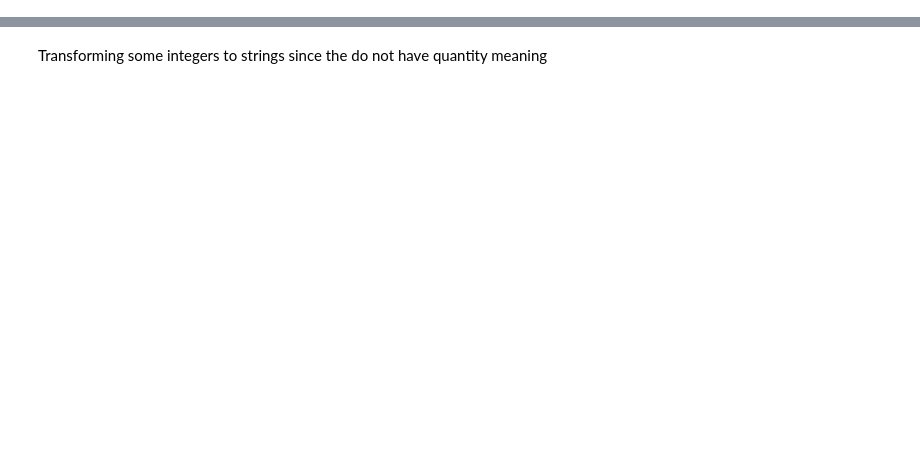
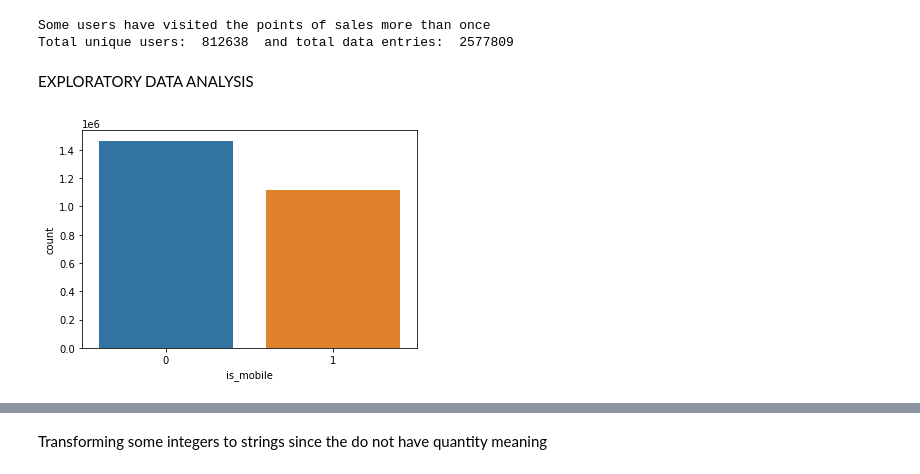
Before and after one commit to zetdata7/Hotel-Recommendations, a Jupyter notebook: EDA_Hotels.ipynb, the cells around one changed output, grey strips where cells are left out. Cells and saved outputs as stored; diff of their text form; code cells hidden in the pictures; blank space fills up the shorter version.

```diff
--- a/EDA_Hotels.ipynb
+++ b/EDA_Hotels.ipynb
@@ -4,5 +6,5 @@ import numpy as np
 import seaborn as sns
 import matplotlib.pyplot as plt
 # %%
-plt.rcParams['figure.figsize'] = [12, 8]
-plt.rcParams['figure.dpi'] = 100
+#plt.rcParams['figure.figsize'] = [12, 8]
+#plt.rcParams['figure.dpi'] = 100
@@ -57,4 +15,0 @@ New Column containing number of hotels that came up after the search
-# %%
-main['hotels_illustrated'] = main['impressions'].str.count(',')/10
-# %%
-main['hotels_illustrated'] = main['hotels_illustrated'].astype(int)
@@ -76 +26,18 @@ Name: hotels_illustrated, Length: 2577809, dtype: int32
+# %%
+if main['user_id'].nunique() == len(main):
+    print('All users have explored only once')
+else: print('Some users have visited the points of sales more than once')
+print('Total unique users: ',main['user_id'].nunique(),' and total data entries: ',len(main))
+# %% [output]
+Some users have visited the points of sales more than once
+Total unique users:  812638  and total data entries:  2577809
+# %% [markdown]
+EXPLORATORY DATA ANALYSIS
+# %%
+# Let's see how many searches were conducted via cellphone and how many not
+
+
+ax = sns.countplot(x="is_mobile", data=main)
+# %% [output]
+[figure, added]
 # %%
```
Also changed, not shown: parts of 57 cells of this notebook.
